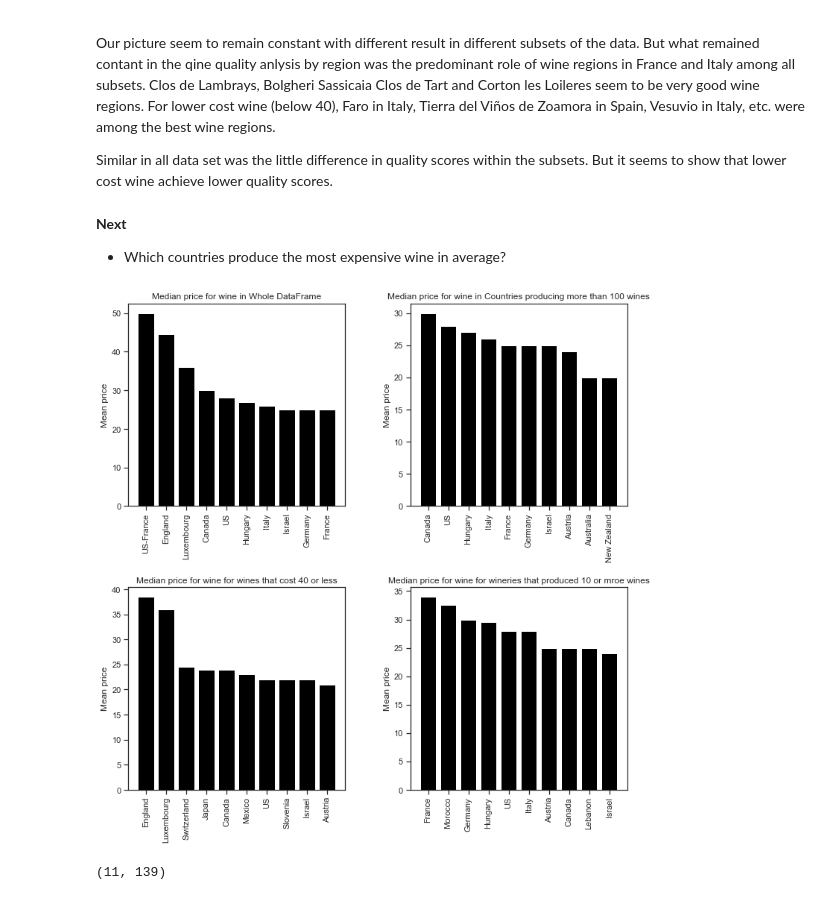
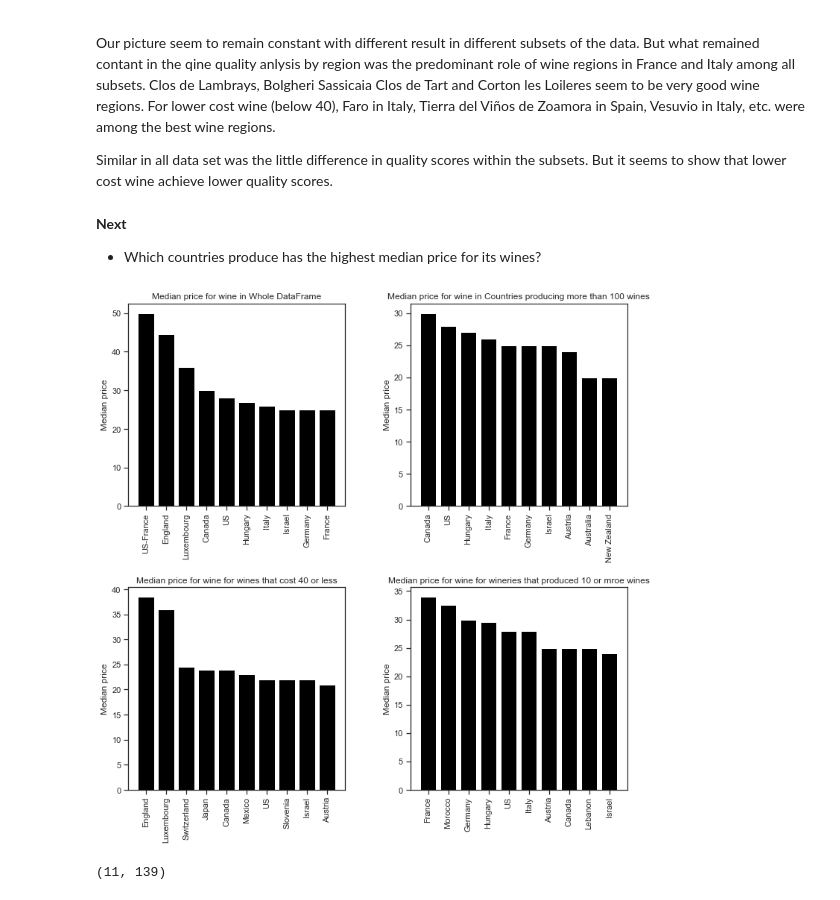
Before and after one commit to igorstojanovic91/wine-review-analysis, a Jupyter notebook: Wine reviews Analysis.ipynb, the cells around one changed output. Saved outputs shown, nothing was run; the diff lists cells and outputs as text; code cells hidden in the pictures.

```diff
--- a/Wine reviews Analysis.ipynb
+++ b/Wine reviews Analysis.ipynb
@@ -567,7 +568,7 @@ df_winery_10 = create_df_value_counts(df,'winery',10)
 #sort ascending or not (True or False), slice by the amount of datapoints desired and apply a
 #statistics to the columns
 #outputs: bar chart based on the applied statistcs
-def get_best_wine_grouped (dataframe, groupedby, value, sort, amount, stat):
+def get_best_wine_grouped_chart (dataframe, groupedby, value, sort, amount, stat):
     #calculating statistics based on groupby
     if stat == 'mean':
         grouped = dataframe.groupby(groupedby)[value].mean().reset_index()
@@ -699,40 +700,40 @@ Similar in all data set was the little difference in quality scores within the s
 # %% [markdown]
 **Next**
 
-- Which countries produce the most expensive wine in average?
+- Which countries produce has the highest median price for its wines?
 # %%
 #https://matplotlib.org/tutorials/introductory/pyplot.html
 
 plt.figure(1, figsize=(12,12))
 
 plt.subplot(221)
-get_best_wine_grouped(df,'country','price', False, 10, 'median');
-plt.ylabel('Mean price')
+get_best_wine_grouped_chart(df,'country','price', False, 10, 'median');
+plt.ylabel('Median price')
 plt.title('Median price for wine in Whole DataFrame')
 plt.xticks(rotation=90)
 
 plt.subplot(222)
-get_best_wine_grouped(df_country_100,'country','price', False, 10, 'median');
-plt.ylabel('Mean price')
+get_best_wine_grouped_chart(df_country_100,'country','price', False, 10, 'median');
+plt.ylabel('Median price')
 plt.title('Median price for wine in Countries producing more than 100 wines')
 plt.xticks(rotation=90)
 
 plt.subplot(223)
-get_best_wine_grouped(df_price_40,'country','price', False, 10, 'median');
-plt.ylabel('Mean price')
+get_best_wine_grouped_chart(df_price_40,'country','price', False, 10, 'median');
+plt.ylabel('Median price')
 plt.title('Median price for wine for wines that cost 40 or less')
 plt.xticks(rotation=90)
 
 plt.subplot(224)
-get_best_wine_grouped(df_winery_10,'country','price', False, 10, 'median');
-plt.ylabel('Mean price')
+get_best_wine_grouped_chart(df_winery_10,'country','price', False, 10, 'median');
+plt.ylabel('Median price')
 plt.title('Median price for wine for wineries that produced 10 or mroe wines')
 plt.xticks(rotation=90)
 
 plt.subplots_adjust(hspace = 0.4, wspace=0.3)
 plt.show();
 # %% [output]
-[figure, old version]
+[figure, new version]
 # %%
 len(df.query('country == "US-France"')), len(df.query('country == "England"')),
 len(df.query('country == "Luxembourg"')),len(df.query('country == "Switzerland"')),
```
Also changed, not shown: parts of 69 cells of this notebook.
